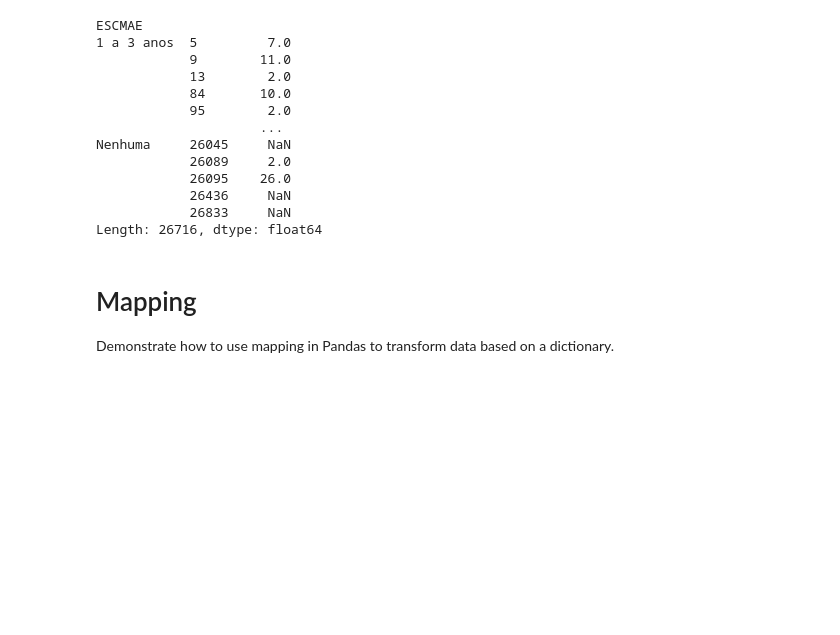
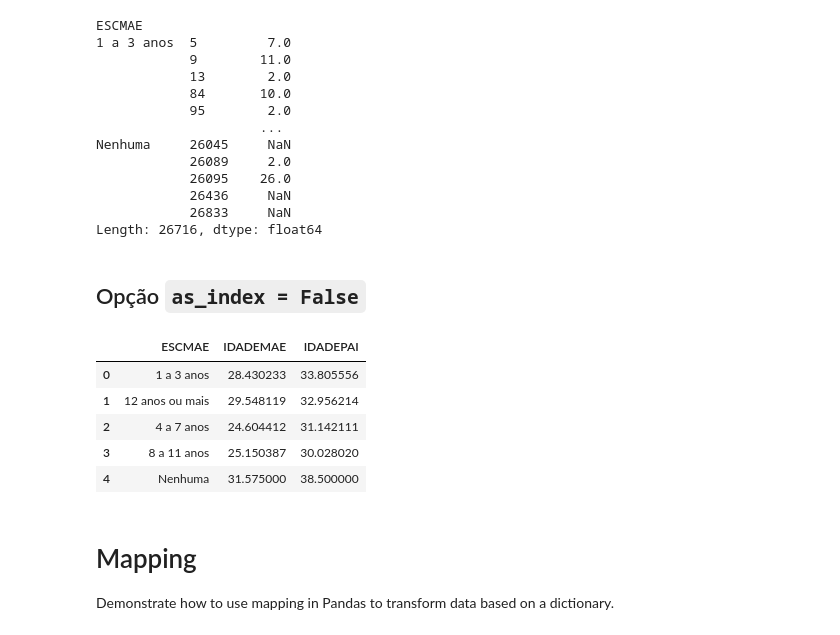
Before and after one commit to enzoschitini/Guide-to-Using-Pandas, a Jupyter notebook: TdD - Agregações e operações em grupos/TdD I.ipynb, the cells around one changed output. Saved outputs shown, nothing was run; the diff lists cells and outputs as text; code cells hidden in the pictures; blank space fills up the shorter version.

```diff
--- a/TdD - Agregações e operações em grupos/Untitled-base.ipynb
+++ b/TdD - Agregações e operações em grupos/TdD I.ipynb
@@ -247,6 +247,17 @@ Nenhuma     26045     NaN
             26436     NaN
             26833     NaN
 Length: 26716, dtype: float64
+# %% [markdown]
+## Opção `as_index = False`
+# %%
+sinasc_2.groupby(['ESCMAE'], as_index = False).mean()
+# %% [output]
+|  | ESCMAE | IDADEMAE | IDADEPAI |
+| 0 | 1 a 3 anos | 28.430233 | 33.805556 |
+| 1 | 12 anos ou mais | 29.548119 | 32.956214 |
+| 2 | 4 a 7 anos | 24.604412 | 31.142111 |
+| 3 | 8 a 11 anos | 25.150387 | 30.028020 |
+| 4 | Nenhuma | 31.575000 | 38.500000 |
 # %% [markdown]
 # Mapping
 Demonstrate how to use mapping in Pandas to transform data based on a dictionary.
```
Also changed, not shown: 1 other file.
